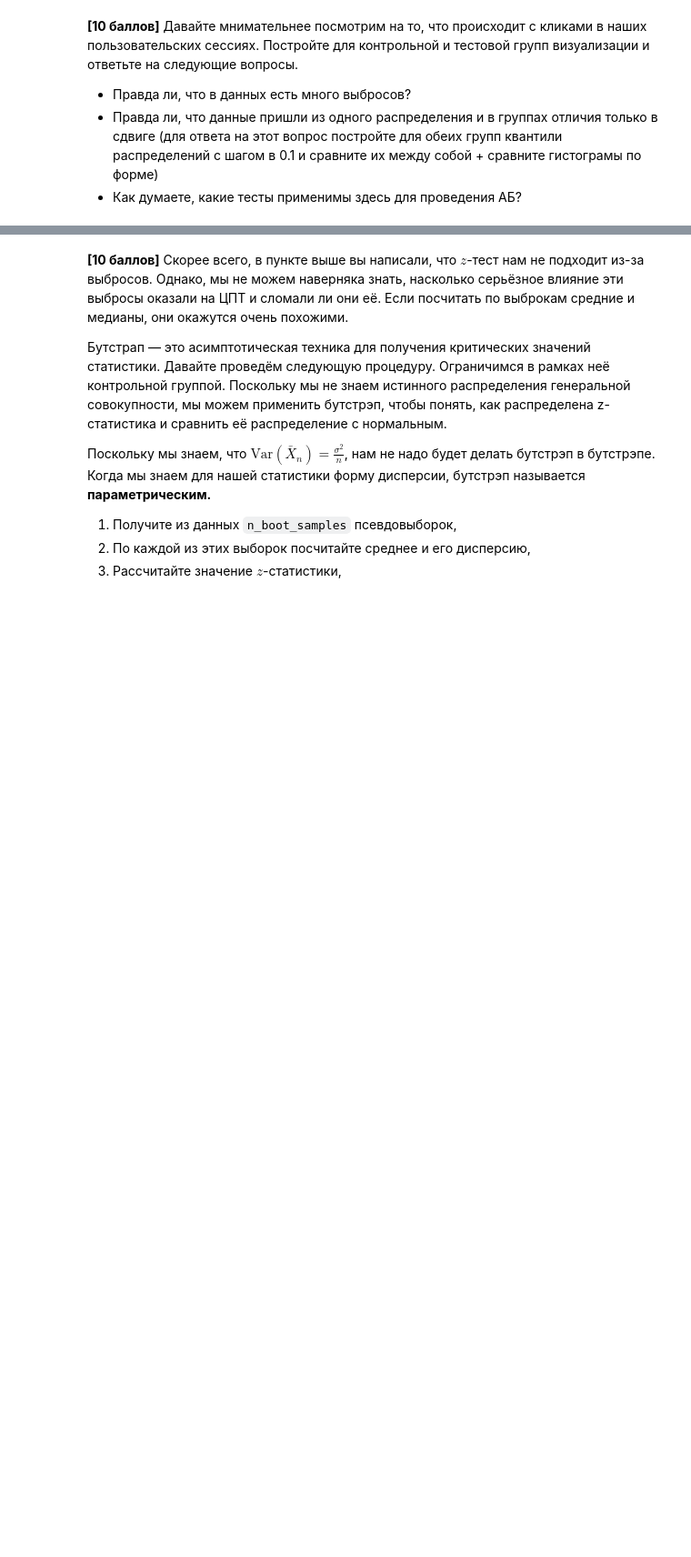
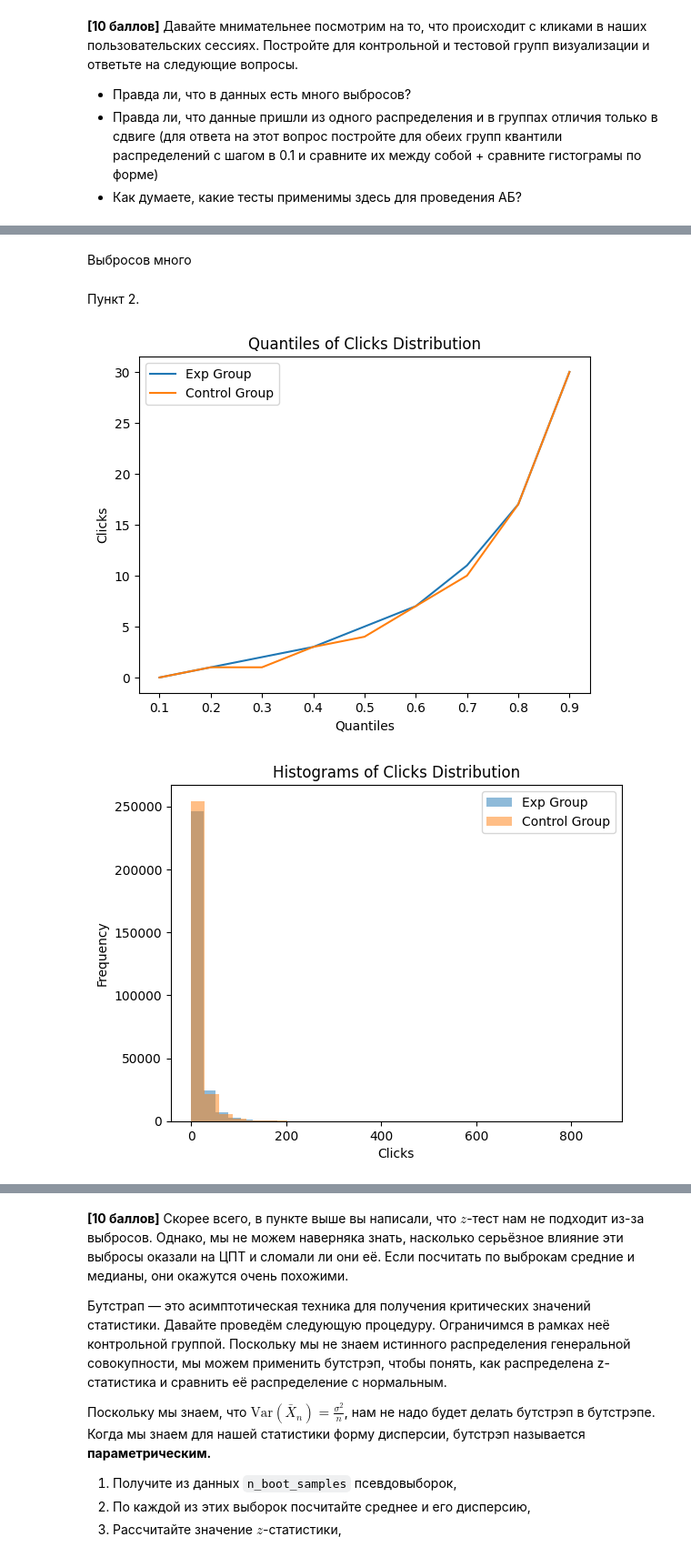
Before and after one commit to Kulikov17/MLDS_math_2022, a Jupyter notebook: hw_matstat/hw03_A-B test_results.ipynb, the cells around one changed output, grey strips where cells are left out. Shown at 91% size. Saved outputs shown, nothing was run; the diff lists cells and outputs as text; code cells hidden in the pictures; blank space fills up the shorter version.

```diff
--- a/hw_matstat/hw03_A-B test_results.ipynb
+++ b/hw_matstat/hw03_A-B test_results.ipynb
@@ -86,0 +104,32 @@ __[10 баллов]__ Давайте мнимательнее посмотрим
+# %% [markdown]
+Выбросов много
+# %% [markdown]
+Пункт 2.
+# %%
+# Построение квантилей распределений
+quantiles_exp = np.arange(0.1, 1, 0.1)
+quantiles_control = np.arange(0.1, 1, 0.1)
+
+quantile_exp_values = np.percentile(n_clicks_exp, quantiles_exp * 100)
+quantile_control_values = np.percentile(n_clicks_control, quantiles_control * 100)
+
+# Визуализация квантилей распределений
+plt.plot(quantiles_exp, quantile_exp_values, label='Exp Group')
+plt.plot(quantiles_control, quantile_control_values, label='Control Group')
+plt.xlabel('Quantiles')
+plt.ylabel('Clicks')
+plt.legend()
+plt.title('Quantiles of Clicks Distribution')
+plt.show()
+
+# Сравнение гистограмм распределений
+plt.hist(n_clicks_exp, bins=30, alpha=0.5, label='Exp Group')
+plt.hist(n_clicks_control, bins=30, alpha=0.5, label='Control Group')
+plt.xlabel('Clicks')
+plt.ylabel('Frequency')
+plt.legend()
+plt.title('Histograms of Clicks Distribution')
+plt.show()
+# %% [output]
+[figure, added]
+[figure, added]
```
Also changed, not shown: parts of 38 cells of this notebook.
